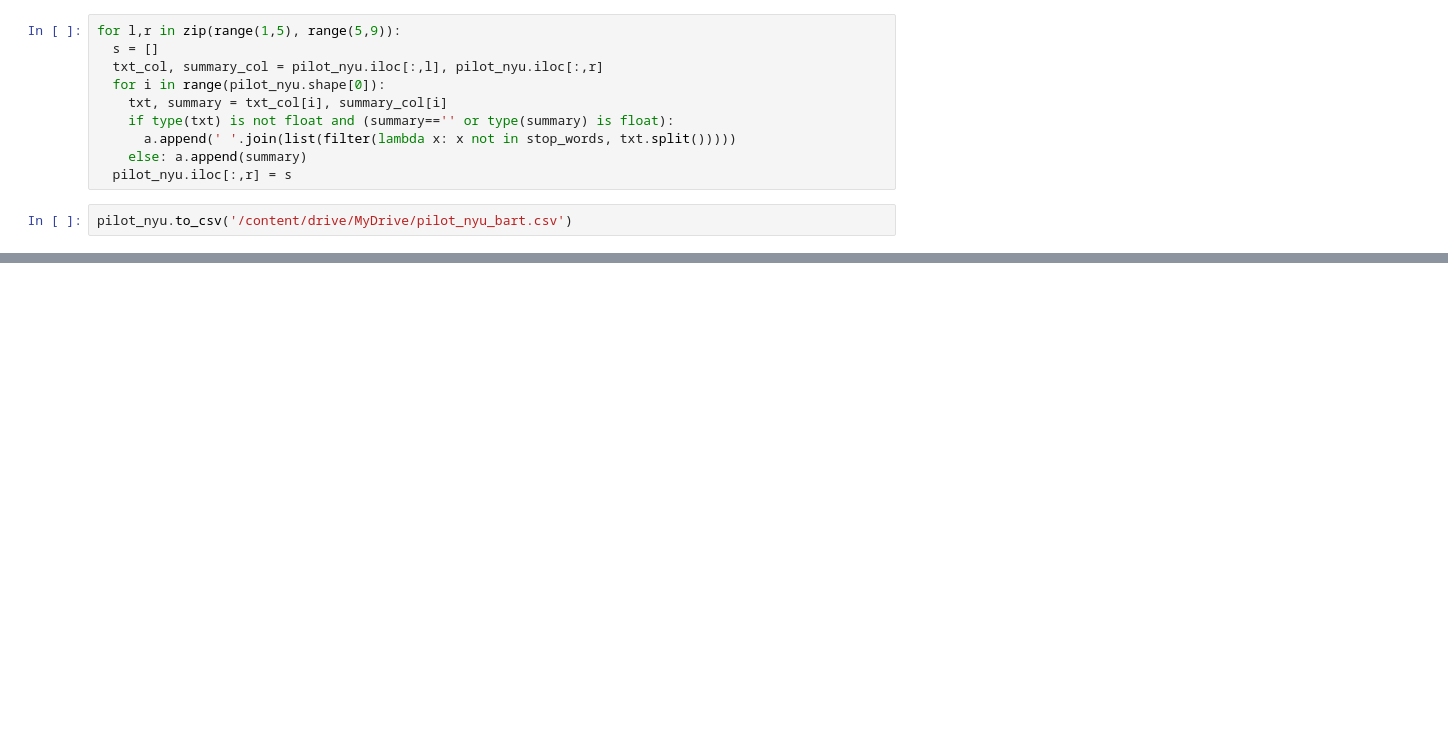
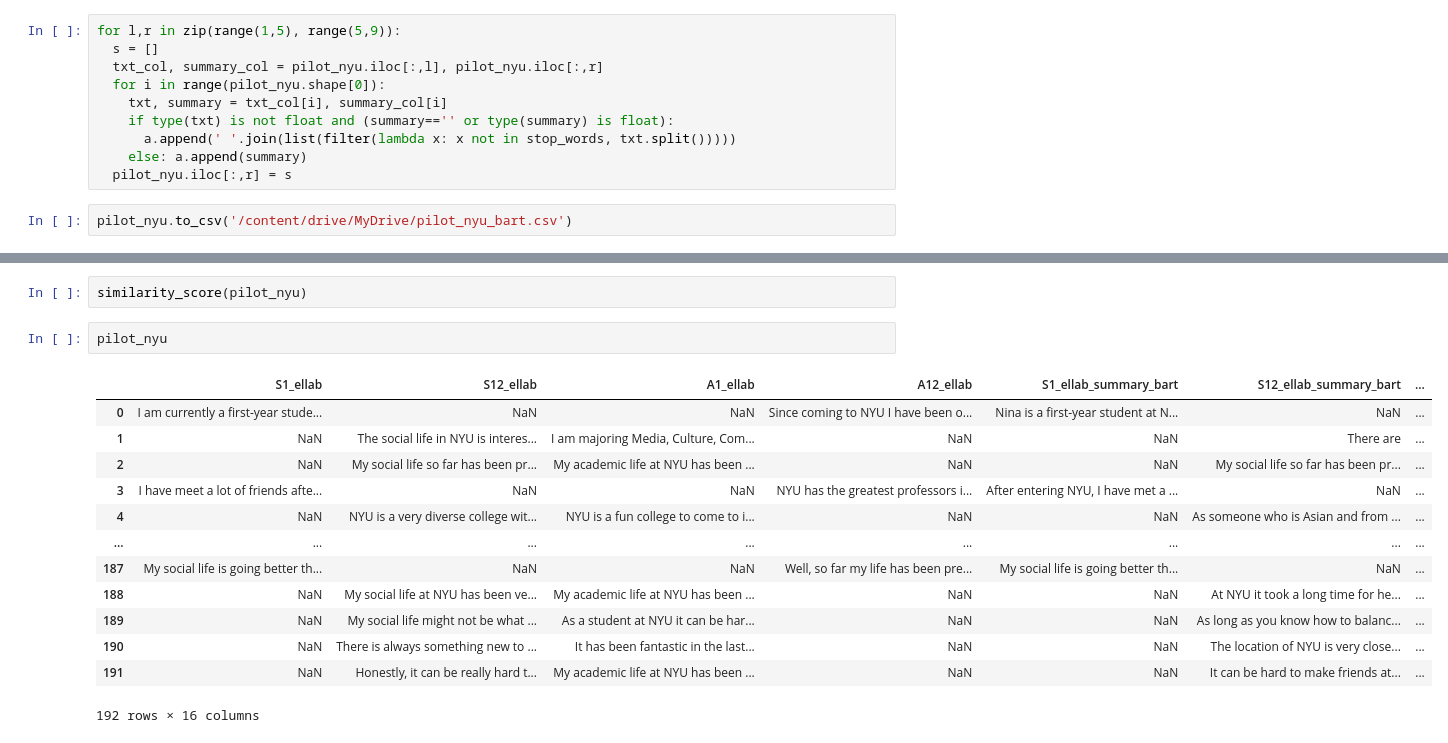
Before and after one commit to Melody-Wang/linguistic_abstraction, a Jupyter notebook: models/bart.ipynb, the cells around one changed output, grey strips where cells are left out. Saved outputs shown, nothing was run; the diff lists cells and outputs as text; blank space fills up the shorter version.

Commit message:
Update bart

```diff
--- a/models/bart.ipynb
+++ b/models/bart.ipynb
@@ -108,0 +142,18 @@ pilot_nyu.to_csv('/content/drive/MyDrive/pilot_nyu_bart.csv')
+# %%
+similarity_score(pilot_nyu)
+# %%
+pilot_nyu
+# %% [output]
+|  | S1_ellab | S12_ellab | A1_ellab | A12_ellab | S1_ellab_summary_bart | S12_ellab_summary_bart | ... |
+| 0 | I am currently a first-year stude... | NaN | NaN | Since coming to NYU I have been o... | Nina is a first-year student at N... | NaN | ... |
+| 1 | NaN | The social life in NYU is interes... | I am majoring Media, Culture, Com... | NaN | NaN | There are | ... |
+| 2 | NaN | My social life so far has been pr... | My academic life at NYU has been ... | NaN | NaN | My social life so far has been pr... | ... |
+| 3 | I have meet a lot of friends afte... | NaN | NaN | NYU has the greatest professors i... | After entering NYU, I have met a ... | NaN | ... |
+| 4 | NaN | NYU is a very diverse college wit... | NYU is a fun college to come to i... | NaN | NaN | As someone who is Asian and from ... | ... |
+| ... | ... | ... | ... | ... | ... | ... | ... |
+| 187 | My social life is going better th... | NaN | NaN | Well, so far my life has been pre... | My social life is going better th... | NaN | ... |
+| 188 | NaN | My social life at NYU has been ve... | My academic life at NYU has been ... | NaN | NaN | At NYU it took a long time for he... | ... |
+| 189 | NaN | My social life might not be what ... | As a student at NYU it can be har... | NaN | NaN | As long as you know how to balanc... | ... |
+| 190 | NaN | There is always something new to ... | It has been fantastic in the last... | NaN | NaN | The location of NYU is very close... | ... |
+| 191 | NaN | Honestly, it can be really hard t... | My academic life at NYU has been ... | NaN | NaN | It can be hard to make friends at... | ... |
+192 rows × 16 columns
```
Also changed, not shown: parts of 4 cells of this notebook.
